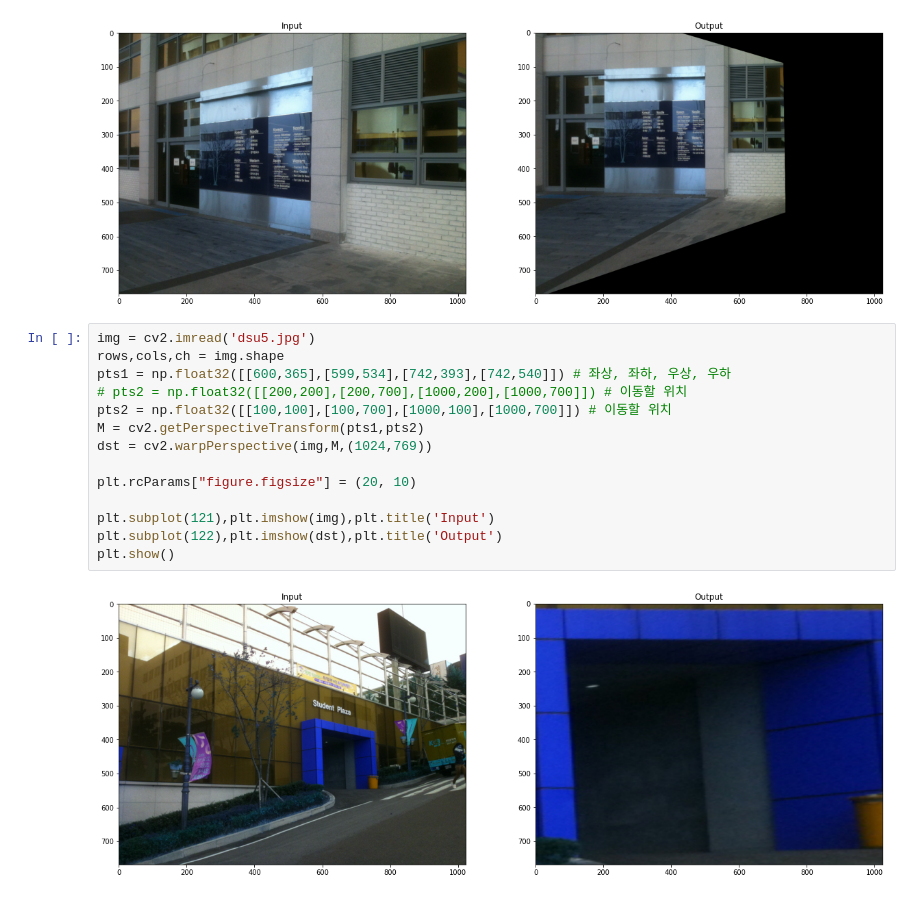
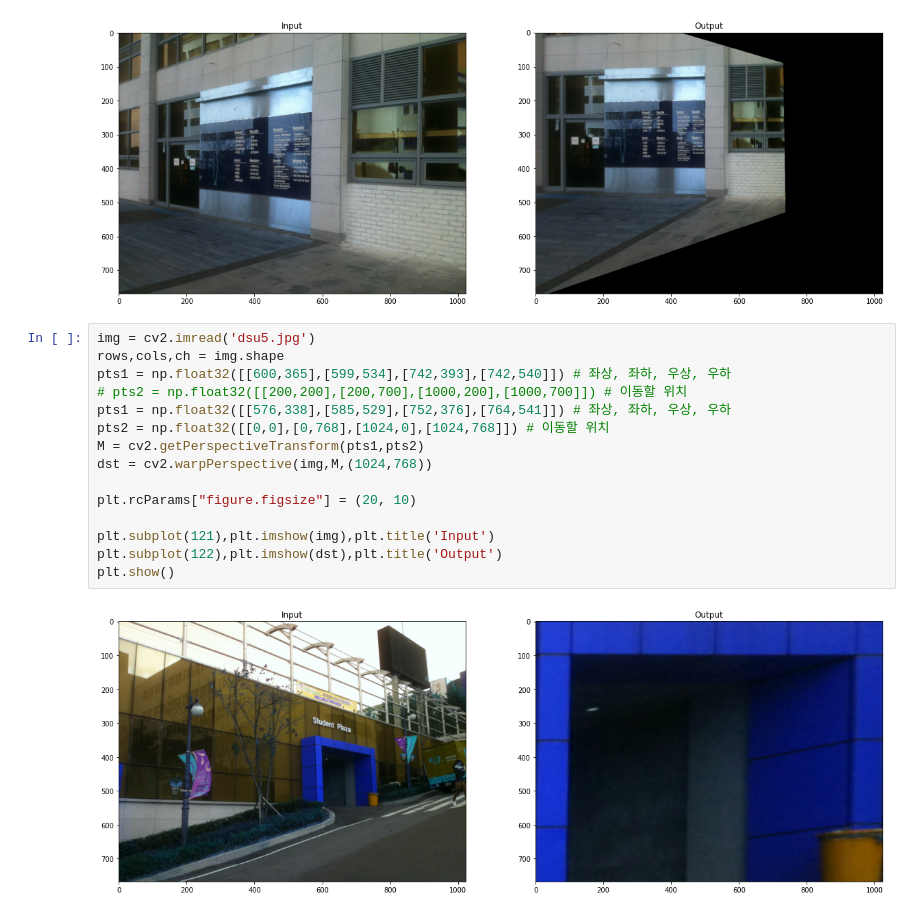
Before and after one commit to youhavetopay/ComputerVision2021, a Jupyter notebook: HW4.ipynb, the cells around one changed output. Saved outputs shown, nothing was run; the diff lists cells and outputs as text.

```diff
--- a/HW4.ipynb
+++ b/HW4.ipynb
@@ -22,16 +22,17 @@ plt.show()
 # %%
 img = cv2.imread('dsu5.jpg')
 rows,cols,ch = img.shape
 pts1 = np.float32([[600,365],[599,534],[742,393],[742,540]]) # 좌상, 좌하, 우상, 우하
 # pts2 = np.float32([[200,200],[200,700],[1000,200],[1000,700]]) # 이동할 위치
-pts2 = np.float32([[100,100],[100,700],[1000,100],[1000,700]]) # 이동할 위치
+pts1 = np.float32([[576,338],[585,529],[752,376],[764,541]]) # 좌상, 좌하, 우상, 우하
+pts2 = np.float32([[0,0],[0,768],[1024,0],[1024,768]]) # 이동할 위치
 M = cv2.getPerspectiveTransform(pts1,pts2)
-dst = cv2.warpPerspective(img,M,(1024,769))
+dst = cv2.warpPerspective(img,M,(1024,768))
 
 plt.rcParams["figure.figsize"] = (20, 10)
 
 plt.subplot(121),plt.imshow(img),plt.title('Input')
 plt.subplot(122),plt.imshow(dst),plt.title('Output')
 plt.show()
 # %% [output]
-[figure, old version]
+[figure, new version]
```
